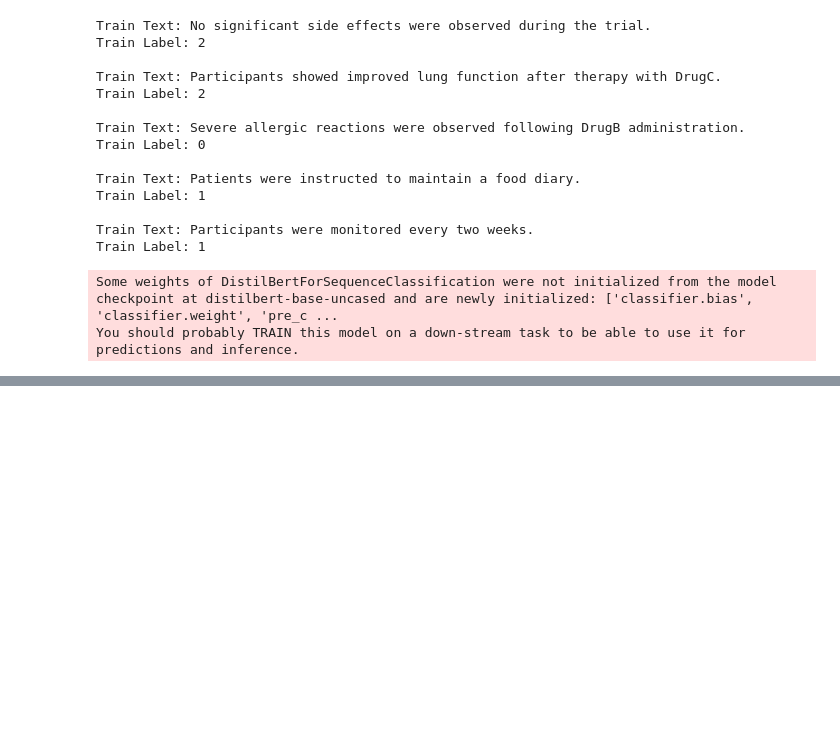
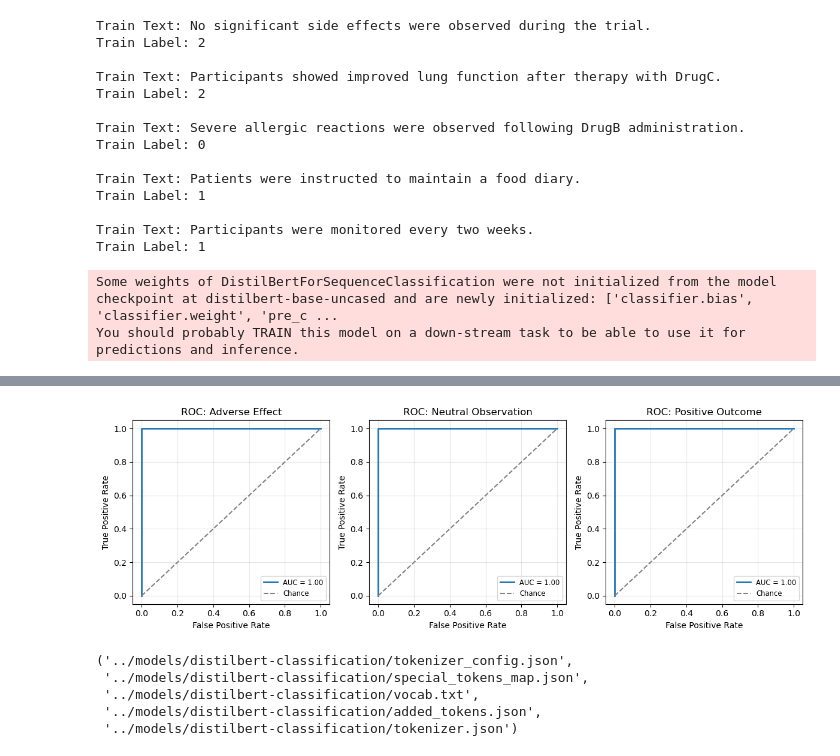
Before and after one commit to jmsung/bio-ml, a Jupyter notebook: sentence_classification/notebooks/classification_data.ipynb, the cells around one changed output, grey strips where cells are left out. Drawn from its saved outputs; the diff is of its cells as text; code cells hidden in the pictures; blank space fills up the shorter version.

Commit message:
update sentence_classification project

```diff
--- a/sentence_classification/notebooks/classification_data.ipynb
+++ b/sentence_classification/notebooks/classification_data.ipynb
@@ -169,0 +262,48 @@ plt.show()
+# %%
+# 14. ROC Curves for Each Class
+
+# 1) Softmax → probabilities → binarize for OvR ROC
+probs     = softmax(logits, axis=1)
+n_classes = probs.shape[1]
+y_bin     = label_binarize(y_true, classes=list(range(n_classes)))
+
+# 2) Plot each class’s ROC in its own subplot
+n_rows, n_cols = 1, n_classes
+fig, axes = plt.subplots(n_rows, n_cols, figsize=(4*n_cols, 4))
+axes = axes.flatten()
+
+for i, ax in enumerate(axes):
+    fpr, tpr, _ = roc_curve(y_bin[:, i], probs[:, i])
+    roc_auc     = auc(fpr, tpr)
+
+    ax.plot(fpr, tpr, lw=2, label=f"AUC = {roc_auc:.2f}")
+    ax.plot([0,1], [0,1], linestyle="--", color="gray", label="Chance")
+    ax.set_title(f"ROC: {label_encoder.classes_[i]}")
+    ax.set_xlabel("False Positive Rate")
+    ax.set_ylabel("True Positive Rate")
+    ax.legend(loc="lower right", fontsize="small")
+    ax.grid(alpha=0.3)
+
+plt.tight_layout()
+plt.show()
+# %% [output]
+[figure, added]
+# %%
+# 15. Save Model and Tokenizer
+
+# 1) Make sure the directory exists
+out_dir = "../models/distilbert-classification"
+os.makedirs(out_dir, exist_ok=True)
+
+# 2) Save the config and the state_dict yourself
+model.config.save_pretrained(out_dir)
+torch.save(model.state_dict(), os.path.join(out_dir, "pytorch_model.bin"))
+
+# 3) Save the tokenizer
+tokenizer.save_pretrained(out_dir)
+# %% [output]
+('../models/distilbert-classification/tokenizer_config.json',
+ '../models/distilbert-classification/special_tokens_map.json',
+ '../models/distilbert-classification/vocab.txt',
+ '../models/distilbert-classification/added_tokens.json',
+ '../models/distilbert-classification/tokenizer.json')
```
Also changed, not shown: parts of 8 cells of this notebook, 2 other files.
